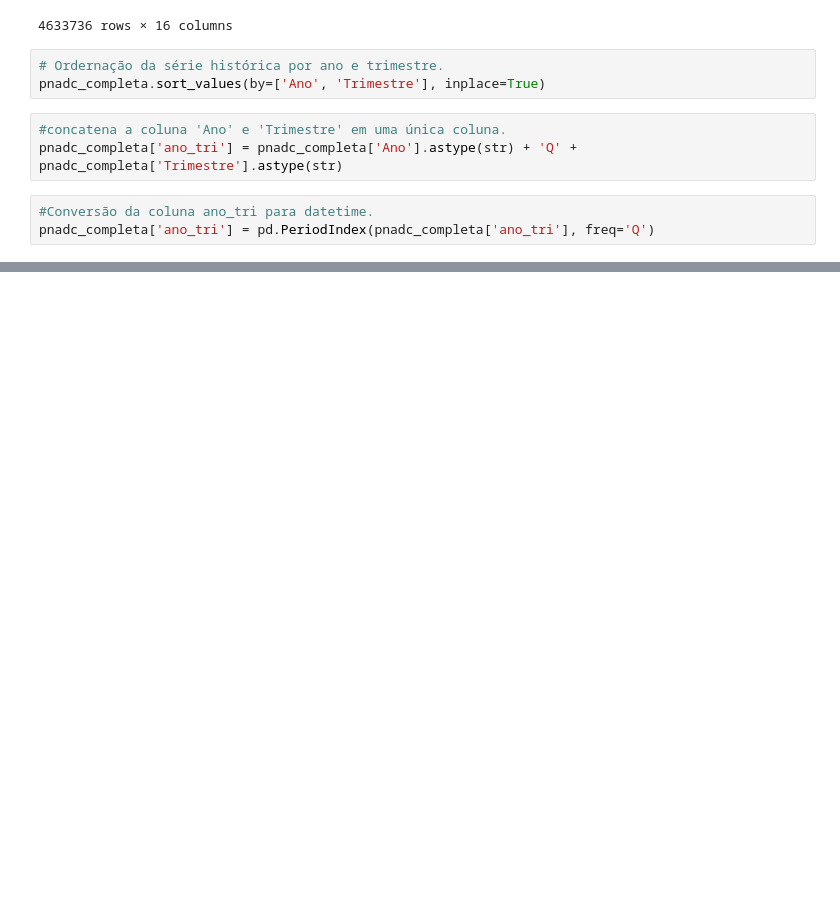
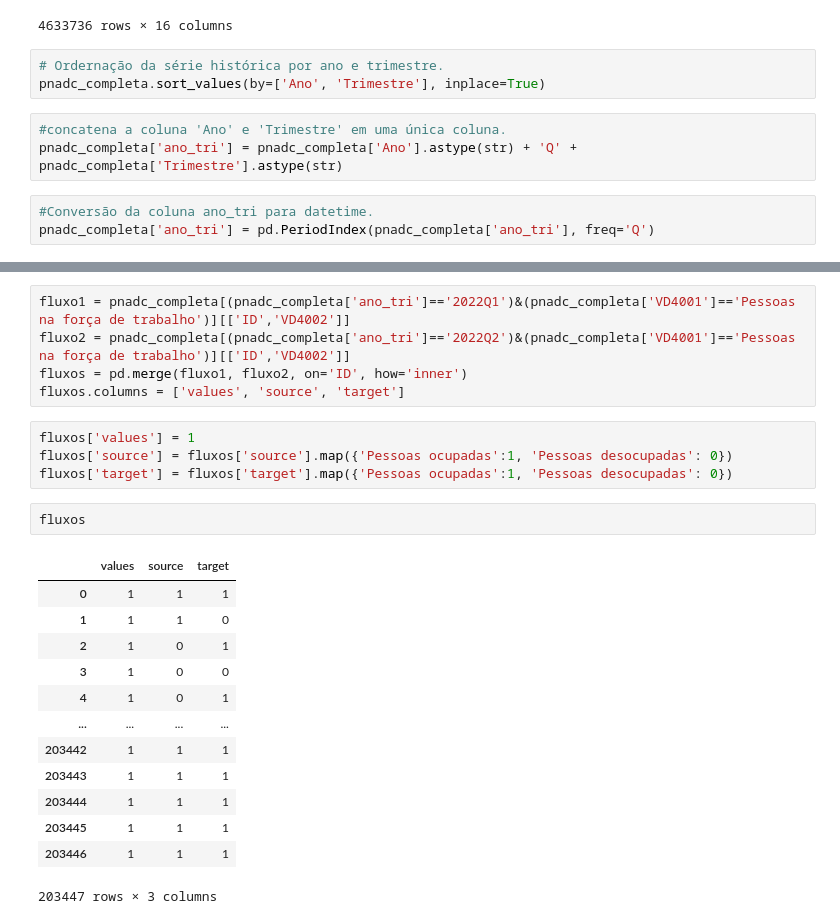
Before and after one commit to msbrasil/Mercado-de-Trabalho-Remoto, a Jupyter notebook: Desemprego.ipynb, the cells around one changed output, grey strips where cells are left out. Cells and saved outputs as stored; diff of their text form; blank space fills up the shorter version.

Commit message:
Análise da ocupação
análise da força de trabalho ocupada

```diff
--- a/Desemprego.ipynb
+++ b/Desemprego.ipynb
@@ -226,0 +259,25 @@ plt.show()
+# %%
+fluxo1 = pnadc_completa[(pnadc_completa['ano_tri']=='2022Q1')&(pnadc_completa['VD4001']=='Pessoas na força de trabalho')][['ID','VD4002']]
+fluxo2 = pnadc_completa[(pnadc_completa['ano_tri']=='2022Q2')&(pnadc_completa['VD4001']=='Pessoas na força de trabalho')][['ID','VD4002']]
+fluxos = pd.merge(fluxo1, fluxo2, on='ID', how='inner')
+fluxos.columns = ['values', 'source', 'target']
+# %%
+fluxos['values'] = 1
+fluxos['source'] = fluxos['source'].map({'Pessoas ocupadas':1, 'Pessoas desocupadas': 0})
+fluxos['target'] = fluxos['target'].map({'Pessoas ocupadas':1, 'Pessoas desocupadas': 0})
+# %%
+fluxos
+# %% [output]
+|  | values | source | target |
+| 0 | 1 | 1 | 1 |
+| 1 | 1 | 1 | 0 |
+| 2 | 1 | 0 | 1 |
+| 3 | 1 | 0 | 0 |
+| 4 | 1 | 0 | 1 |
+| ... | ... | ... | ... |
+| 203442 | 1 | 1 | 1 |
+| 203443 | 1 | 1 | 1 |
+| 203444 | 1 | 1 | 1 |
+| 203445 | 1 | 1 | 1 |
+| 203446 | 1 | 1 | 1 |
+203447 rows × 3 columns
```
Also changed, not shown: parts of 5 cells of this notebook, 1 other file.
